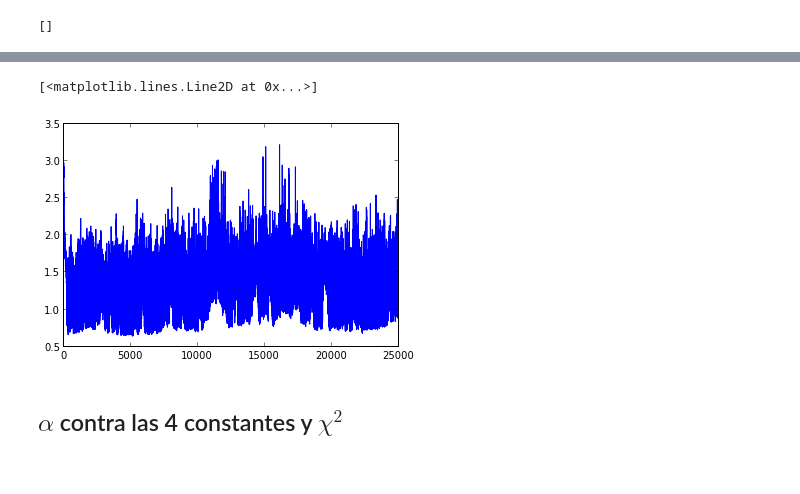
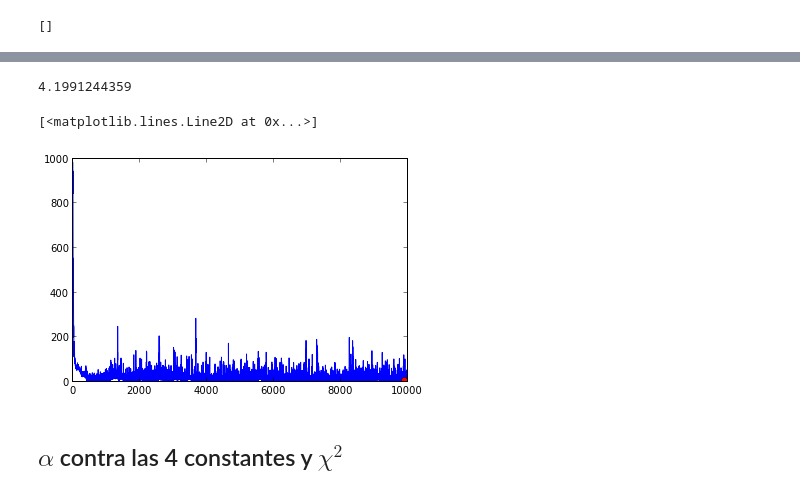
Before and after one commit to daniel-lozano/tarea8, a Jupyter notebook: ctes.ipynb, the cells around one changed output, grey strips where cells are left out. Cells and saved outputs as stored; diff of their text form; code cells hidden in the pictures.

```diff
--- a/ctes.ipynb
+++ b/ctes.ipynb
@@ -187,21 +191,43 @@ print x2
 # %%
 #se comienza la busqueda de constantes
+
+
 for i in range(1,iteraciones):
-    #print "i=",i
-    #print "longitud: ", len(alpha)
+
     #se dan valores aleatorios
-    alp=abs(random.normal(alpha[i-1],0.1))
-    bet=abs(random.normal(beta[i-1],0.1))
-    so=abs(random.normal(So[i-1],0.1))
-    km1=abs(random.normal(Km1[i-1],0.1))
-    km2=abs(random.normal(Km2[i-1],0.1))
+    tamano=size(alpha)
+
+    # en caso de que se acerque a ser negativo cualquier parametro
+    if(alpha[i-1]<0.1  ):
+        alp=(random.normal(alpha[i-1],0.1))**2
+    else:
+        alp=(random.normal(alpha[i-1],0.1))
+
+    if(beta[i-1]<0.1):
+        bet=(random.normal(beta[i-1],0.1))**2
+    else:
+        bet=(random.normal(beta[i-1],0.1))
+
+    if(So[i-1]<0.1):
+        so=(random.normal(So[i-1],0.1))**2
+    else:
+        so=(random.normal(So[i-1],0.1))
+
+    if(Km1[i-1]<0.1):
+        km1=(random.normal(Km1[i-1],0.1))**2
+    else:
+        km1=(random.normal(Km1[i-1],0.1))
+
+    if(Km2[i-1]<0.1):
+        km2=(random.normal(Km2[i-1],0.1))**2
+    else:
+        km2=(random.normal(Km2[i-1],0.1))
 
     for j in range(1,Tmax):
         #se soluciona P con los valores aleatorios
         sol=rungekutta(P[j-1],h,alp,bet,km1,km2,so)
         P[j]=sol
 
-    #se toman los valores de P(t) conocidos por el tiempo
 
     for k in range(size(x)):
         Pteo[k]=P[posiciones[k]]
@@ -216,13 +242,14 @@ for i in range(1,iteraciones):
     incremento=a-b
     d=exp(incremento)#razon de verosimilitud
 
-     #concatena el primer dato
+    #concatena el primer dato
     if(i==1):
         x2=append(x2,b)
 
     #print a, b, c, d
 
     if(incremento<=0):
+
         #print "d>1"
         alpha=append(alpha,alp)
         beta=append(beta,bet)
@@ -310,11 +350,14 @@ print alpha[pos],beta[pos],Km1[pos],Km2[pos],So[pos]
 # %%
 #grafica
 
 
-plot(log10(x2))
+plot(x2)
+print x2[pos]
+plot(pos,x2[pos],"ro")
 # %% [output]
-[<matplotlib.lines.Line2D at 0x...>]
+4.1991244359
+[<matplotlib.lines.Line2D at 0x...>]
-[figure, old version]
+[figure, new version]
 # %% [markdown]
 ## $\alpha$ contra las 4 constantes y $\chi^2$
 # %%
```
Also changed, not shown: parts of 8 cells of this notebook, 5 other files.
